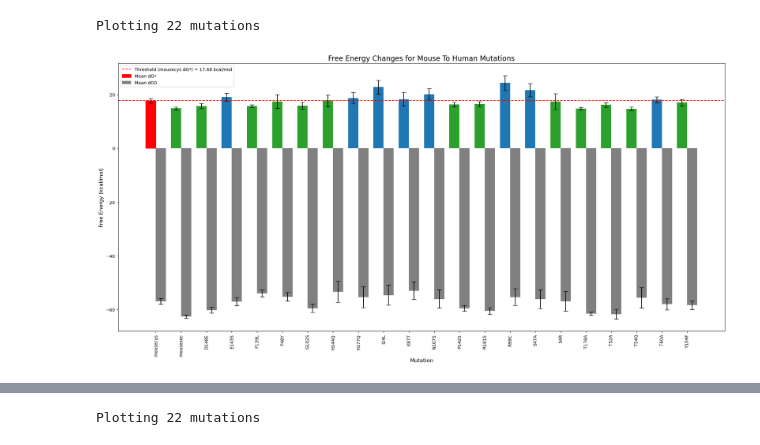
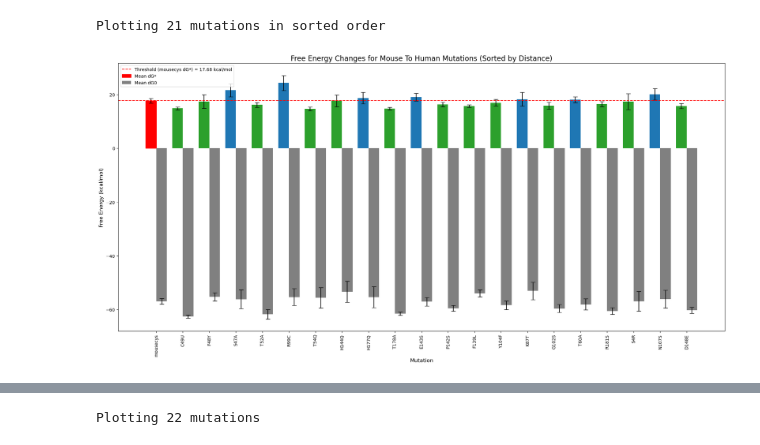
Before and after one commit to ND7996/GPX6, a Jupyter notebook: analysis/barplot_energy.ipynb, the cells around one changed output, grey strips where cells are left out. Cells and saved outputs as stored; diff of their text form; code cells hidden in the pictures.

```diff
--- a/analysis/barplot_energy.ipynb
+++ b/analysis/barplot_energy.ipynb
@@ -2,49 +2,40 @@
 import matplotlib.pyplot as plt
 import numpy as np
 
-# Let's manually define all data to ensure we capture everything
-data = [
+# Define data according to the given distances
+sorted_data = [
     {"mutation": "mousecys", "dg_star": 17.68, "dg_star_error": 0.91, "dg0": -56.96, "dg0_error": 1.03},
-    {"mutation": "mousesec", "dg_star": 14.84, "dg_star_error": 0.52, "dg0": -62.60, "dg0_error": 0.59},
-    {"mutation": "D148E", "dg_star": 15.68, "dg_star_error": 0.94, "dg0": -60.30, "dg0_error": 1.09},
-    {"mutation": "E143S", "dg_star": 19.04, "dg_star_error": 1.40, "dg0": -57.10, "dg0_error": 1.56},
-    {"mutation": "F139L", "dg_star": 15.72, "dg_star_error": 0.48, "dg0": -54.00, "dg0_error": 1.27},
+    {"mutation": "C49U", "dg_star": 14.84, "dg_star_error": 0.52, "dg0": -62.60, "dg0_error": 0.59},
     {"mutation": "F48Y", "dg_star": 17.38, "dg_star_error": 2.54, "dg0": -55.26, "dg0_error": 1.54},
-    {"mutation": "G102S", "dg_star": 15.83, "dg_star_error": 1.30, "dg0": -59.61, "dg0_error": 1.52},
+    {"mutation": "S47A", "dg_star": 21.57, "dg_star_error": 2.46, "dg0": -56.18, "dg0_error": 3.49},
+    {"mutation": "T52A", "dg_star": 16.16, "dg_star_error": 0.89, "dg0": -61.77, "dg0_error": 1.79},
+    {"mutation": "R99C", "dg_star": 24.29, "dg_star_error": 2.79, "dg0": -55.41, "dg0_error": 3.13},
+    {"mutation": "T54Q", "dg_star": 14.62, "dg_star_error": 0.68, "dg0": -55.68, "dg0_error": 3.78},
     {"mutation": "H144Q", "dg_star": 17.66, "dg_star_error": 2.18, "dg0": -53.40, "dg0_error": 3.89},
     {"mutation": "H177Q", "dg_star": 18.66, "dg_star_error": 2.09, "dg0": -55.40, "dg0_error": 3.89},
-    {"mutation": "I24L", "dg_star": 22.74, "dg_star_error": 2.54, "dg0": -54.69, "dg0_error": 3.73},
+    {"mutation": "T178A", "dg_star": 14.77, "dg_star_error": 0.51, "dg0": -61.57, "dg0_error": 0.57},
+    {"mutation": "E143S", "dg_star": 19.04, "dg_star_error": 1.40, "dg0": -57.10, "dg0_error": 1.56},
+    {"mutation": "P142S", "dg_star": 16.30, "dg_star_error": 0.87, "dg0": -59.56, "dg0_error": 1.10},
+    {"mutation": "F139L", "dg_star": 15.72, "dg_star_error": 0.48, "dg0": -54.00, "dg0_error": 1.27},
+    {"mutation": "Y104F", "dg_star": 16.94, "dg_star_error": 1.28, "dg0": -58.41, "dg0_error": 1.58},
     {"mutation": "K87T", "dg_star": 18.21, "dg_star_error": 2.52, "dg0": -53.05, "dg0_error": 3.25},
+    {"mutation": "G102S", "dg_star": 15.83, "dg_star_error": 1.30, "dg0": -59.61, "dg0_error": 1.52},
+    {"mutation": "T60A", "dg_star": 18.09, "dg_star_error": 1.04, "dg0": -58.09, "dg0_error": 2.08},
+    {"mutation": "R181S", "dg_star": 16.38, "dg_star_error": 0.97, "dg0": -60.55, "dg0_error": 1.26},
+    {"mutation": "S4R", "dg_star": 17.37, "dg_star_error": 2.94, "dg0": -56.97, "dg0_error": 3.69},
     {"mutation": "N107S", "dg_star": 20.05, "dg_star_error": 2.12, "dg0": -56.09, "dg0_error": 3.33},
-    {"mutation": "P142S", "dg_star": 16.30, "dg_star_error": 0.87, "dg0": -59.56, "dg0_error": 1.10},
-    {"mutation": "R181S", "dg_star": 16.38, "dg_star_error": 0.97, "dg0": -60.55, "dg0_error": 1.26},
-    {"mutation": "R99C", "dg_star": 24.29, "dg_star_error": 2.79, "dg0": -55.41, "dg0_error": 3.13},
-    {"mutation": "S47A", "dg_star": 21.57, "dg_star_error": 2.46, "dg0": -56.18, "dg0_error": 3.49},
-    {"mutation": "S4R", "dg_star": 17.37, "dg_star_error": 2.94, "dg0": -56.97, "dg0_error": 3.69},
-    {"mutation": "T178A", "dg_star": 14.77, "dg_star_error": 0.51, "dg0": -61.57, "dg0_error": 0.57},
-    {"mutation": "T52A", "dg_star": 16.16, "dg_star_error": 0.89, "dg0": -61.77, "dg0_error": 1.79},
-    {"mutation": "T54Q", "dg_star": 14.62, "dg_star_error": 0.68, "dg0": -55.68, "dg0_error": 3.78},
-    {"mutation": "T60A", "dg_star": 18.09, "dg_star_error": 1.04, "dg0": -58.09, "dg0_error": 2.08},
-    {"mutation": "Y104F", "dg_star": 16.94, "dg_star_error": 1.28, "dg0": -58.41, "dg0_error": 1.58}
+    {"mutation": "D148E", "dg_star": 15.68, "dg_star_error": 0.94, "dg0": -60.30, "dg0_error": 1.09},
 ]
 
 # Extract data into lists
-mutations = [item['mutation'] for item in data]
-dg_star_values = [item['dg_star'] for item in data]
-dg_star_errors = [item['dg_star_error'] for item in data]
-dg0_values = [item['dg0'] for item in data]
-dg0_errors = [item['dg0_error'] for item in data]
+mutations = [item['mutation'] for item in sorted_data]
+dg_star_values = [item['dg_star'] for item in sorted_data]
+dg_star_errors = [item['dg_star_error'] for item in sorted_data]
+dg0_values = [item['dg0'] for item in sorted_data]
+dg0_errors = [item['dg0_error'] for item in sorted_data]
 
-# Find mousecys dG* value
-mousecys_dg_star = None
-for item in data:
-    if item['mutation'] == 'mousecys':
-        mousecys_dg_star = item['dg_star']
-        break
-
-# Ensure we have a threshold
-if mousecys_dg_star is None:
-    mousecys_dg_star = 17.68  # Default value if not found
+# Mousecys dG* value
+mousecys_dg_star = 17.68
 
 # Color scheme: green if dG* < mousecys, blue if dG* > mousecys
 colors = ['#2ca02c' if dg_star < mousecys_dg_star else '#1f77b4' for dg_star in dg_star_values]
@@ -52,41 +43,37 @@ colors = ['#2ca02c' if dg_star < mousecys_dg_star else '#1f77b4' for dg_star in
 # Plot the data
 fig, ax = plt.subplots(figsize=(20, 10))
 
-# X-axis positions
 x = np.arange(len(mutations))
-
-# Bar width
 bar_width = 0.4
 
 # Bar plot for dG*
 bars1 = ax.bar(x - bar_width/2, dg_star_values, yerr=dg_star_errors, capsize=5,
                label="Mean dG*", color=colors, width=bar_width, align='center')
 
-# Bar plot for dG0 (with error bars)
+# Bar plot for dG0
 bars2 = ax.bar(x + bar_width/2, dg0_values, yerr=dg0_errors, capsize=5,
                color='gray', width=bar_width, align='center', label="Mean dG0")
 
 # Highlight mousecys in red
 mousecys_index = mutations.index("mousecys")
 bars1[mousecys_index].set_color('red')
 
 # Annotate mousecys threshold
 ax.axhline(mousecys_dg_star, color='red', linestyle='--', label=f'Threshold (mousecys dG*) = {mousecys_dg_star:.2f} kcal/mol')
 
 # Formatting
 ax.set_xticks(x)
 ax.set_xticklabels(mutations, rotation=90, ha="center", fontsize=10)
 ax.set_xlabel("Mutation", fontsize=12)
 ax.set_ylabel("Free Energy (kcal/mol)", fontsize=12)
-ax.set_title("Free Energy Changes for Mouse To Human Mutations", fontsize=16)
+ax.set_title("Free Energy Changes for Mouse To Human Mutations (Sorted by Distance)", fontsize=16)
 ax.legend(loc='upper left', fontsize=10, frameon=True)
 
-# Print confirmation of number of mutations
-print(f"Plotting {len(mutations)} mutations")
+# Print confirmation
+print(f"Plotting {len(mutations)} mutations in sorted order")
 
-# Adjust layout
 plt.tight_layout()
 plt.show()
 # %% [output]
-Plotting 22 mutations
+Plotting 21 mutations in sorted order
-[figure, old version]
+[figure, new version]
```
Also changed, not shown: parts of 3 cells of this notebook, 6 other files.
